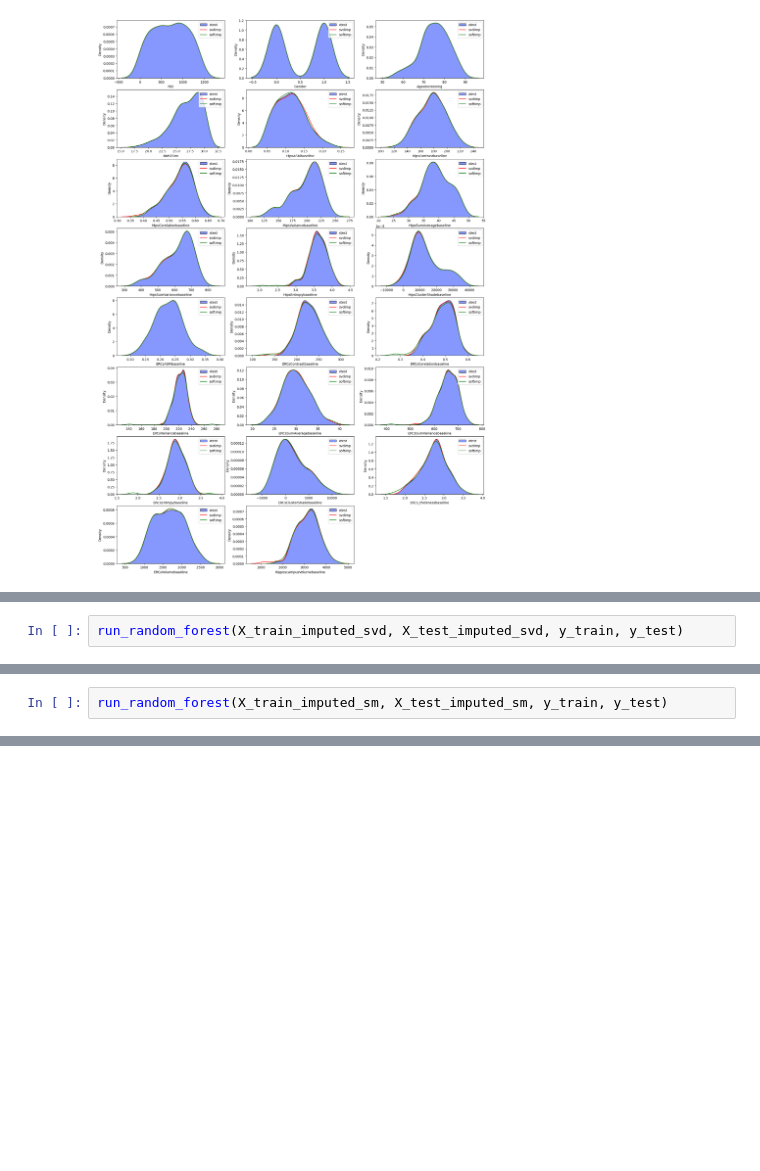
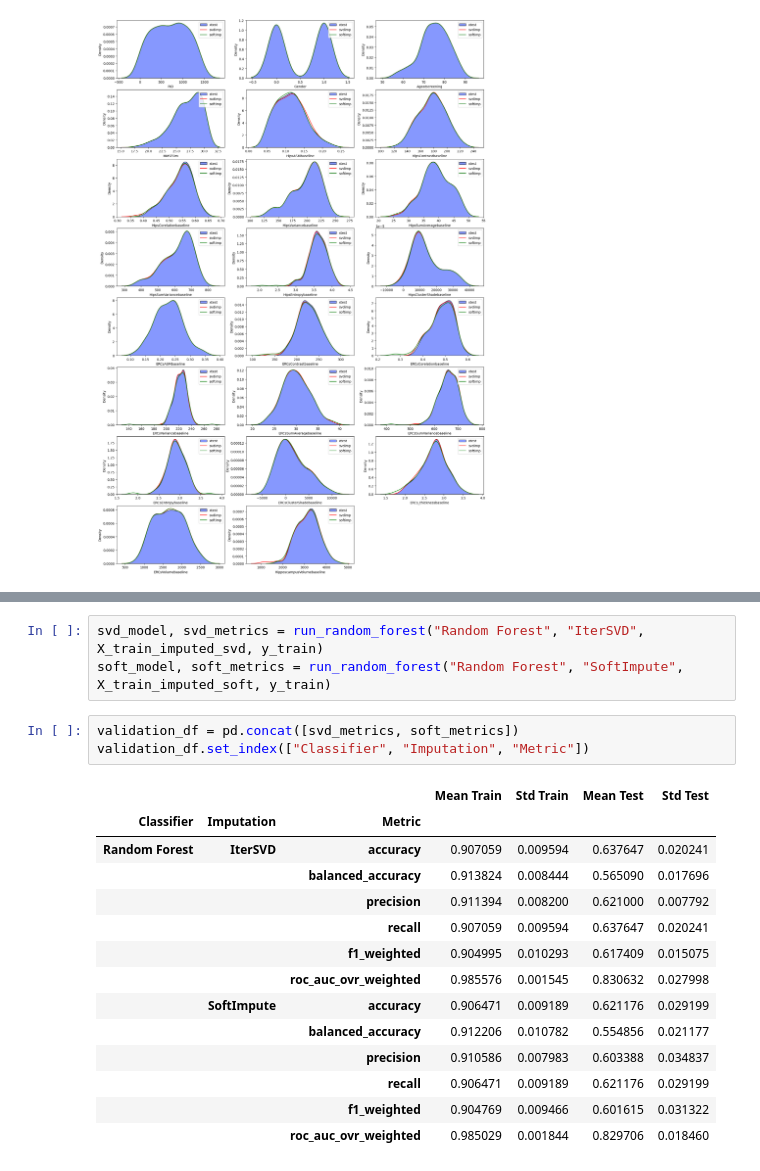
Before and after one commit to InfoAdam1998/Thesis-Project, a Jupyter notebook: notebooks/feature_engineering/data_imputation/matrix_base_methods/matrix_base_data_imputation.ipynb, the cells around one changed output, grey strips where cells are left out. Cells and saved outputs as stored; diff of their text form; blank space fills up the shorter version.

```diff
--- a/notebooks/feature_engineering/data_imputation/matrix_base_methods/matrix_base_data_imputation.ipynb
+++ b/notebooks/feature_engineering/data_imputation/matrix_base_methods/matrix_base_data_imputation.ipynb
@@ -177,2 +131,0 @@ def run_random_forest(X_train, X_test, y_train, y_test):
-# %%
-run_random_forest(X_train_imputed_svd, X_test_imputed_svd, y_train, y_test)
@@ -184,2 +131,0 @@ Test Accuracy: 0.5573770491803278
-# %%
-run_random_forest(X_train_imputed_sm, X_test_imputed_sm, y_train, y_test)
@@ -190,0 +190,21 @@ Test Accuracy: 0.546448087431694
+# %%
+svd_model, svd_metrics = run_random_forest("Random Forest", "IterSVD", X_train_imputed_svd, y_train)
+soft_model, soft_metrics = run_random_forest("Random Forest", "SoftImpute", X_train_imputed_soft, y_train)
+# %%
+validation_df = pd.concat([svd_metrics, soft_metrics])
+validation_df.set_index(["Classifier", "Imputation", "Metric"])
+# %% [output]
+|  |  |  | Mean Train | Std Train | Mean Test | Std Test |
+| Classifier | Imputation | Metric |  |  |  |  |
+| Random Forest | IterSVD | accuracy | 0.907059 | 0.009594 | 0.637647 | 0.020241 |
+|  |  | balanced_accuracy | 0.913824 | 0.008444 | 0.565090 | 0.017696 |
+|  |  | precision | 0.911394 | 0.008200 | 0.621000 | 0.007792 |
+|  |  | recall | 0.907059 | 0.009594 | 0.637647 | 0.020241 |
+|  |  | f1_weighted | 0.904995 | 0.010293 | 0.617409 | 0.015075 |
+|  |  | roc_auc_ovr_weighted | 0.985576 | 0.001545 | 0.830632 | 0.027998 |
+|  | SoftImpute | accuracy | 0.906471 | 0.009189 | 0.621176 | 0.029199 |
+|  |  | balanced_accuracy | 0.912206 | 0.010782 | 0.554856 | 0.021177 |
+|  |  | precision | 0.910586 | 0.007983 | 0.603388 | 0.034837 |
+|  |  | recall | 0.906471 | 0.009189 | 0.621176 | 0.029199 |
+|  |  | f1_weighted | 0.904769 | 0.009466 | 0.601615 | 0.031322 |
+|  |  | roc_auc_ovr_weighted | 0.985029 | 0.001844 | 0.829706 | 0.018460 |
```
Also changed, not shown: parts of 8 cells of this notebook, 6 other files.
